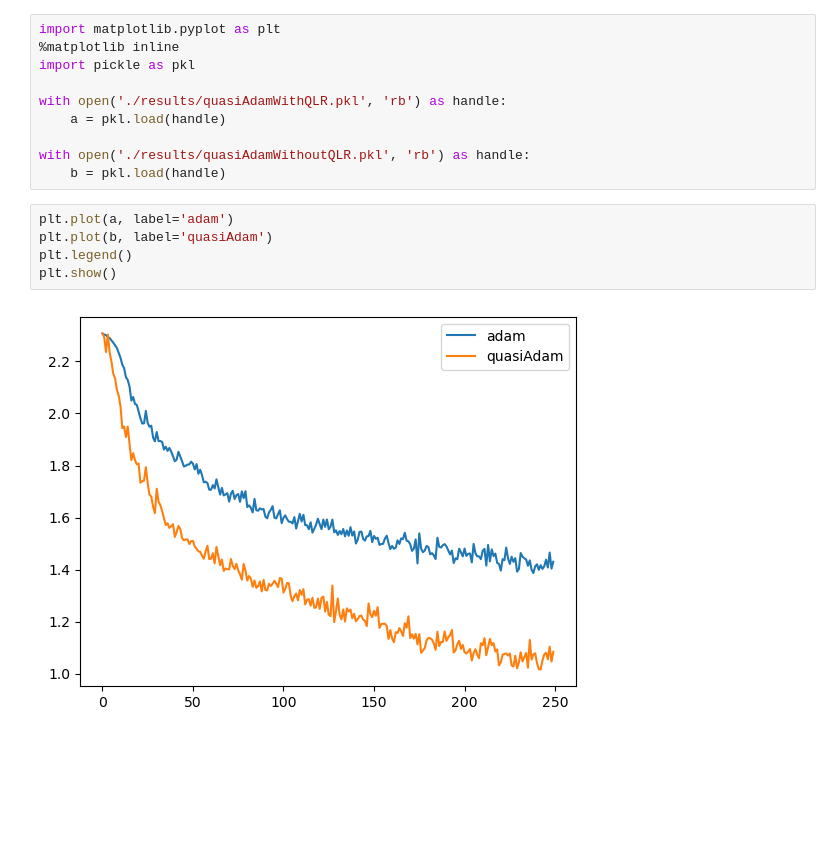
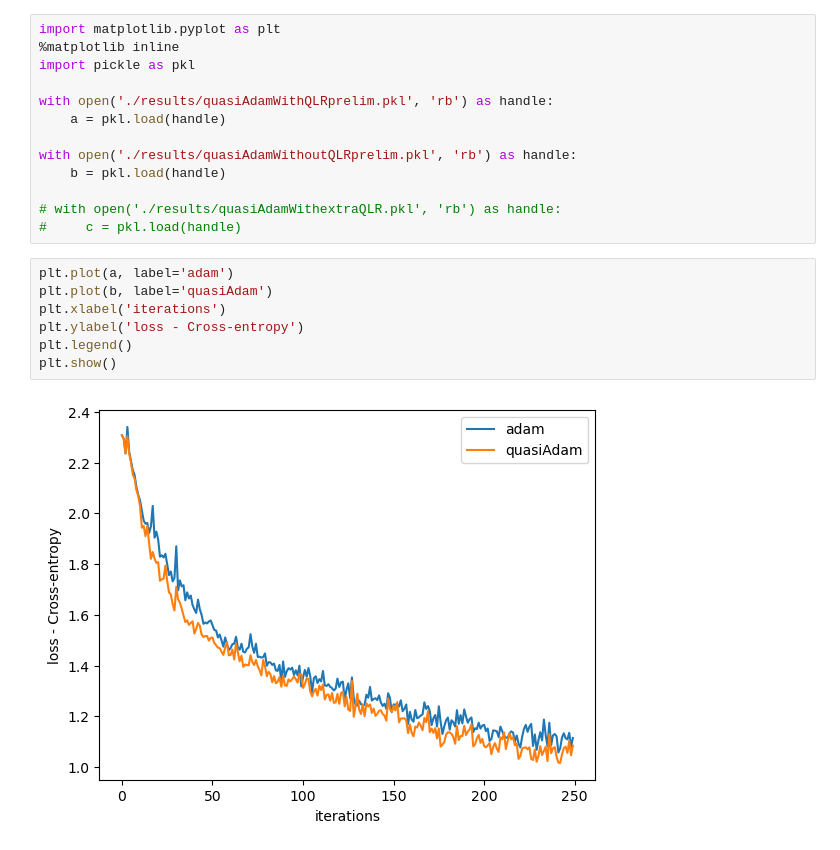
Before and after one commit to aranganath/Adam-boosting, a Jupyter notebook: plot.ipynb, the cells around one changed output. Drawn from its saved outputs; the diff is of its cells as text; blank space fills up the shorter version.

```diff
--- a/plot.ipynb
+++ b/plot.ipynb
@@ -3,15 +3,20 @@ import matplotlib.pyplot as plt
 %matplotlib inline
 import pickle as pkl
 
-with open('./results/quasiAdamWithQLR.pkl', 'rb') as handle:
+with open('./results/quasiAdamWithQLRprelim.pkl', 'rb') as handle:
     a = pkl.load(handle)
 
-with open('./results/quasiAdamWithoutQLR.pkl', 'rb') as handle:
+with open('./results/quasiAdamWithoutQLRprelim.pkl', 'rb') as handle:
     b = pkl.load(handle)
+
+# with open('./results/quasiAdamWithextraQLR.pkl', 'rb') as handle:
+#     c = pkl.load(handle)
 # %%
 plt.plot(a, label='adam')
 plt.plot(b, label='quasiAdam')
+plt.xlabel('iterations')
+plt.ylabel('loss - Cross-entropy')
 plt.legend()
 plt.show()
 # %% [output]
-[figure, old version]
+[figure, new version]
```
Also changed, not shown: 2 other files.
